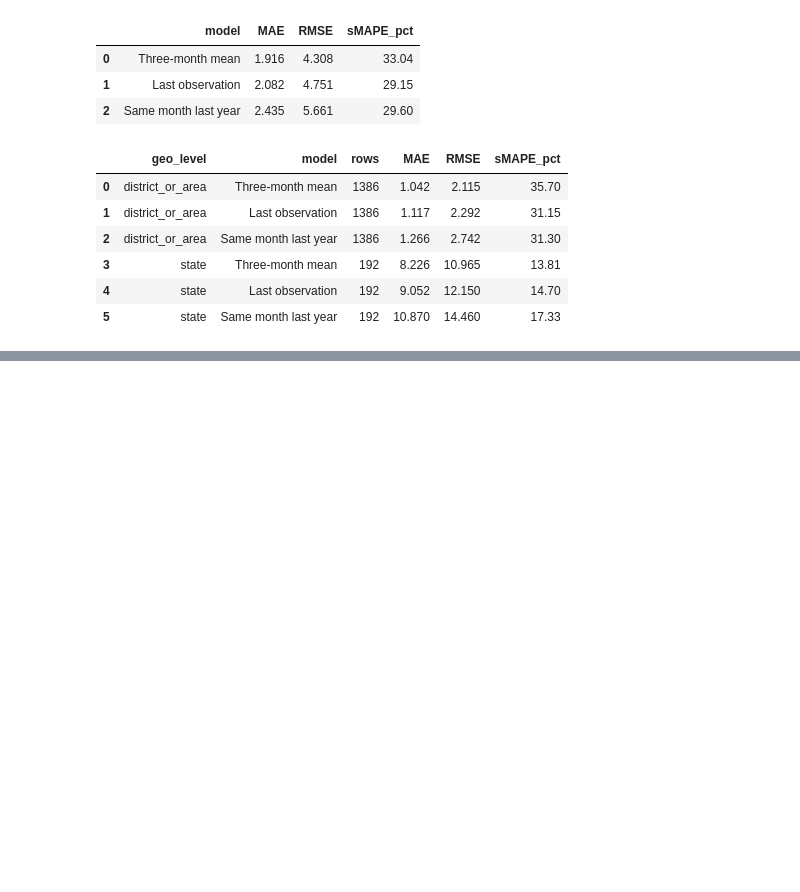
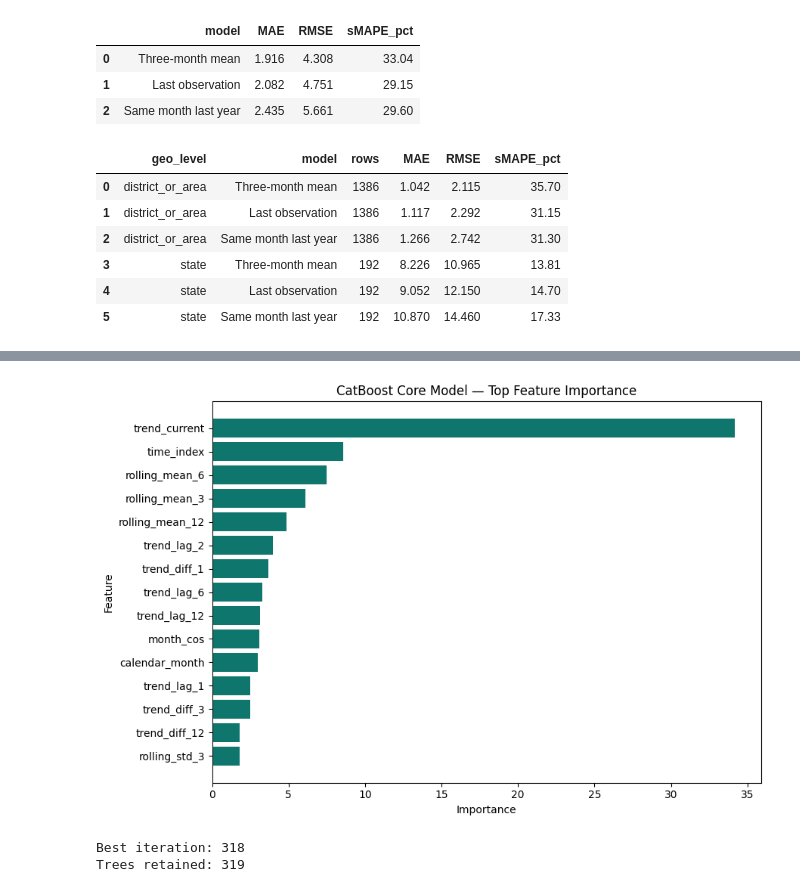
Before and after one commit to Nadsyuhamus/Databladez_Tourism, a Jupyter notebook: 01_data_audit.ipynb, the cells around one changed output, grey strips where cells are left out. Saved outputs shown, nothing was run; the diff lists cells and outputs as text; code cells hidden in the pictures; blank space fills up the shorter version.

Commit message:
Commit: Create CatBoost model, compare core and tourism-context forecasting models

```diff
--- a/01_data_audit.ipynb
+++ b/01_data_audit.ipynb
@@ -1281,0 +1551,17 @@ display(
+# %%
+feature_importance = (
+    pd.DataFrame({
+        "feature": core_feature_columns,
+        "importance":
+            core_model.get_feature_importance(
+                train_pool_core
+            ),
+    })
+    .sort_values(
+        "importance",
+        ascending=False,
+    )
+    .reset_index(drop=True)
+)
+
+display(feature_importance.head(15))
@@ -1281,0 +1585,34 @@ display(
+# %%
+top_features = feature_importance.head(15)
+
+plt.figure(figsize=(9, 6))
+
+plt.barh(
+    top_features["feature"][::-1],
+    top_features["importance"][::-1],
+    color="#0f766e",
+)
+
+plt.title(
+    "CatBoost Core Model — Top Feature Importance"
+)
+
+plt.xlabel("Importance")
+plt.ylabel("Feature")
+plt.tight_layout()
+plt.show()
+# %% [output]
+[figure, added]
+# %%
+print(
+    "Best iteration:",
+    core_model.get_best_iteration()
+)
+
+print(
+    "Trees retained:",
+    core_model.tree_count_
+)
+# %% [output]
+Best iteration: 318
+Trees retained: 319
```
Also changed, not shown: parts of 25 cells of this notebook.
